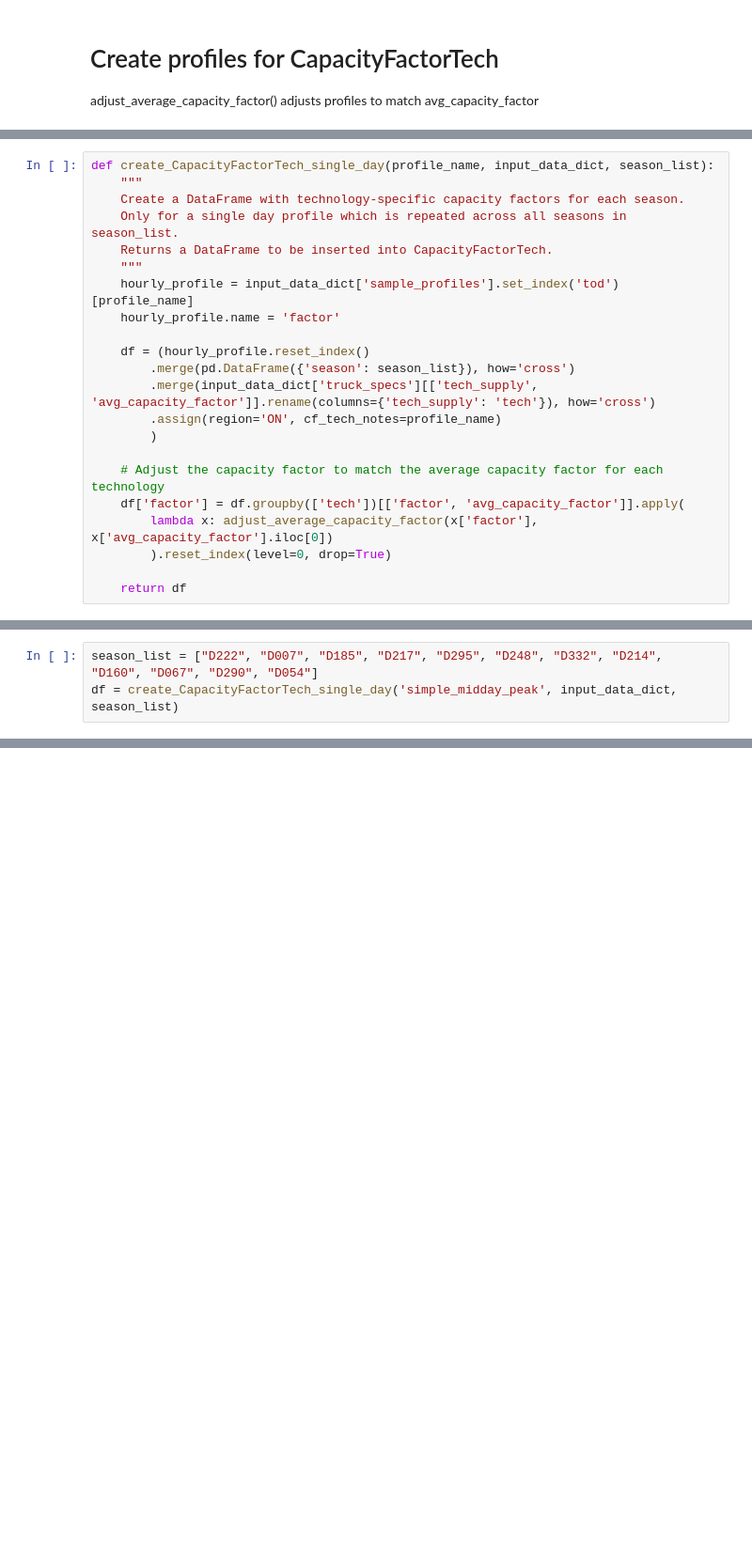
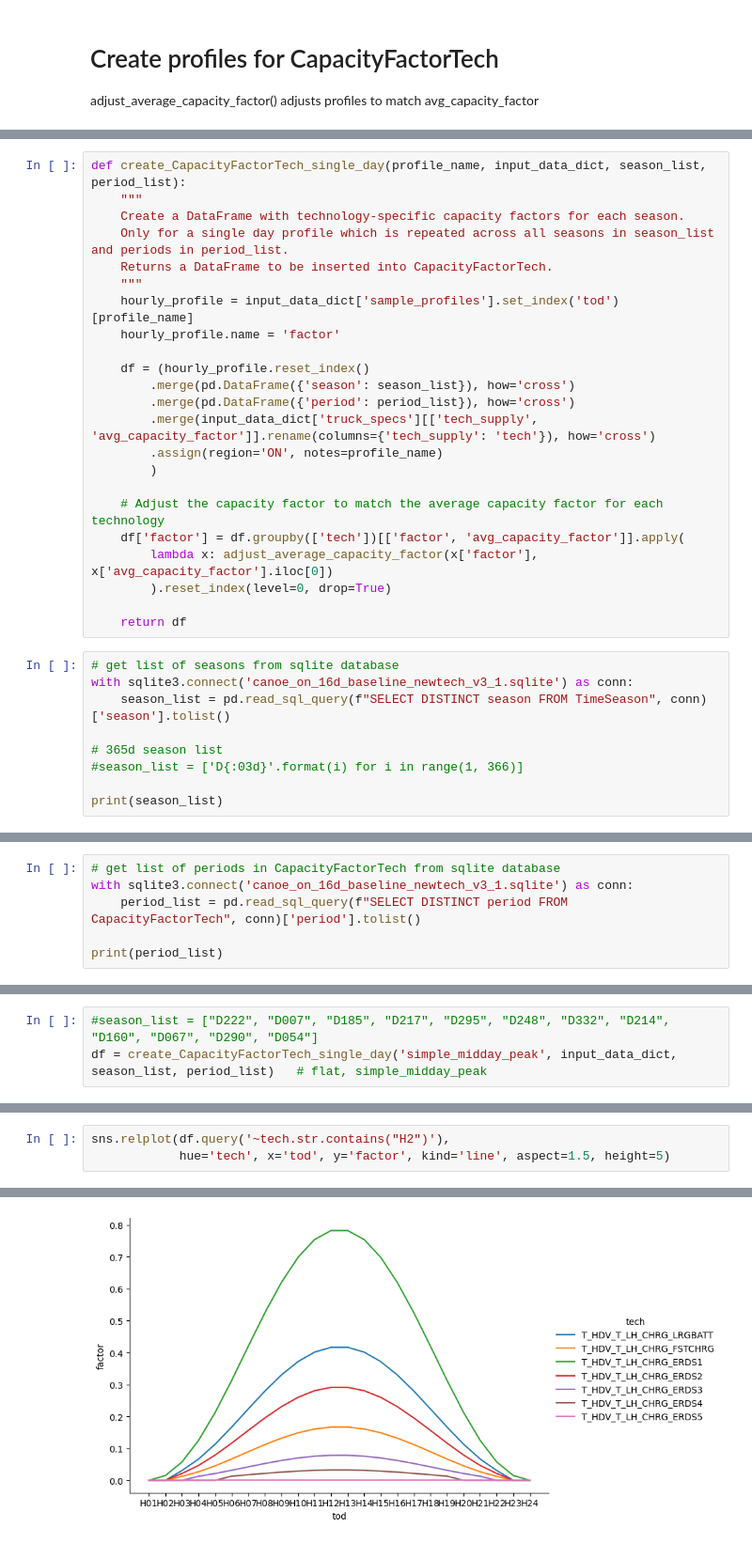
Before and after one commit to CANOE-main/canoe-transportation, a Jupyter notebook: lihwei_db_edits/create-input-data.ipynb, the cells around one changed output, grey strips where cells are left out. Shown at 94% size. Saved outputs shown, nothing was run; the diff lists cells and outputs as text; blank space fills up the shorter version.

```diff
--- a/lihwei_db_edits/create-input-data.ipynb
+++ b/lihwei_db_edits/create-input-data.ipynb
@@ -263,10 +848,10 @@ def adjust_average_capacity_factor(hourly_profile, avg_capacity_factor=None, thr
     print(f'Reached iteration limit. Final mean: {hourly_profile.mean()}, target: {avg_capacity_factor}')
     return hourly_profile
 # %%
-def create_CapacityFactorTech_single_day(profile_name, input_data_dict, season_list):
+def create_CapacityFactorTech_single_day(profile_name, input_data_dict, season_list, period_list):
     """
     Create a DataFrame with technology-specific capacity factors for each season.
-    Only for a single day profile which is repeated across all seasons in season_list.
+    Only for a single day profile which is repeated across all seasons in season_list and periods in period_list.
     Returns a DataFrame to be inserted into CapacityFactorTech.
     """
     hourly_profile = input_data_dict['sample_profiles'].set_index('tod')[profile_name]
@@ -274,8 +859,9 @@ def create_CapacityFactorTech_single_day(profile_name, input_data_dict, season_l
 
     df = (hourly_profile.reset_index()
         .merge(pd.DataFrame({'season': season_list}), how='cross')
+        .merge(pd.DataFrame({'period': period_list}), how='cross')
         .merge(input_data_dict['truck_specs'][['tech_supply', 'avg_capacity_factor']].rename(columns={'tech_supply': 'tech'}), how='cross')
-        .assign(region='ON', cf_tech_notes=profile_name)
+        .assign(region='ON', notes=profile_name)
         )
 
     # Adjust the capacity factor to match the average capacity factor for each technology
@@ -284,3 +870,12 @@ def create_CapacityFactorTech_single_day(profile_name, input_data_dict, season_l
         ).reset_index(level=0, drop=True)
 
     return df
+# %%
+# get list of seasons from sqlite database
+with sqlite3.connect('canoe_on_16d_baseline_newtech_v3_1.sqlite') as conn:
+    season_list = pd.read_sql_query(f"SELECT DISTINCT season FROM TimeSeason", conn)['season'].tolist()
+
+# 365d season list
+#season_list = ['D{:03d}'.format(i) for i in range(1, 366)]
+
+print(season_list)
@@ -286,0 +884,6 @@ def create_CapacityFactorTech_single_day(profile_name, input_data_dict, season_l
+# %%
+# get list of periods in CapacityFactorTech from sqlite database
+with sqlite3.connect('canoe_on_16d_baseline_newtech_v3_1.sqlite') as conn:
+    period_list = pd.read_sql_query(f"SELECT DISTINCT period FROM CapacityFactorTech", conn)['period'].tolist()
+
+print(period_list)
@@ -287,3 +1019,3 @@ def create_CapacityFactorTech_single_day(profile_name, input_data_dict, season_l
 # %%
-season_list = ["D222", "D007", "D185", "D217", "D295", "D248", "D332", "D214", "D160", "D067", "D290", "D054"]
-df = create_CapacityFactorTech_single_day('simple_midday_peak', input_data_dict, season_list)
+#season_list = ["D222", "D007", "D185", "D217", "D295", "D248", "D332", "D214", "D160", "D067", "D290", "D054"]
+df = create_CapacityFactorTech_single_day('simple_midday_peak', input_data_dict, season_list, period_list)   # flat, simple_midday_peak
@@ -311,0 +1028,4 @@ Copying database from canoe_on_12d_baseline_newtech.sqlite to canoe_on_12d_basel
+# %%
+sns.relplot(df.query('~tech.str.contains("H2")'),
+            hue='tech', x='tod', y='factor', kind='line', aspect=1.5, height=5)
+# %% [output]
@@ -311,0 +1033 @@ Copying database from canoe_on_12d_baseline_newtech.sqlite to canoe_on_12d_basel
+[figure, added]
```
Also changed, not shown: parts of 102 cells of this notebook, 7 other files.
